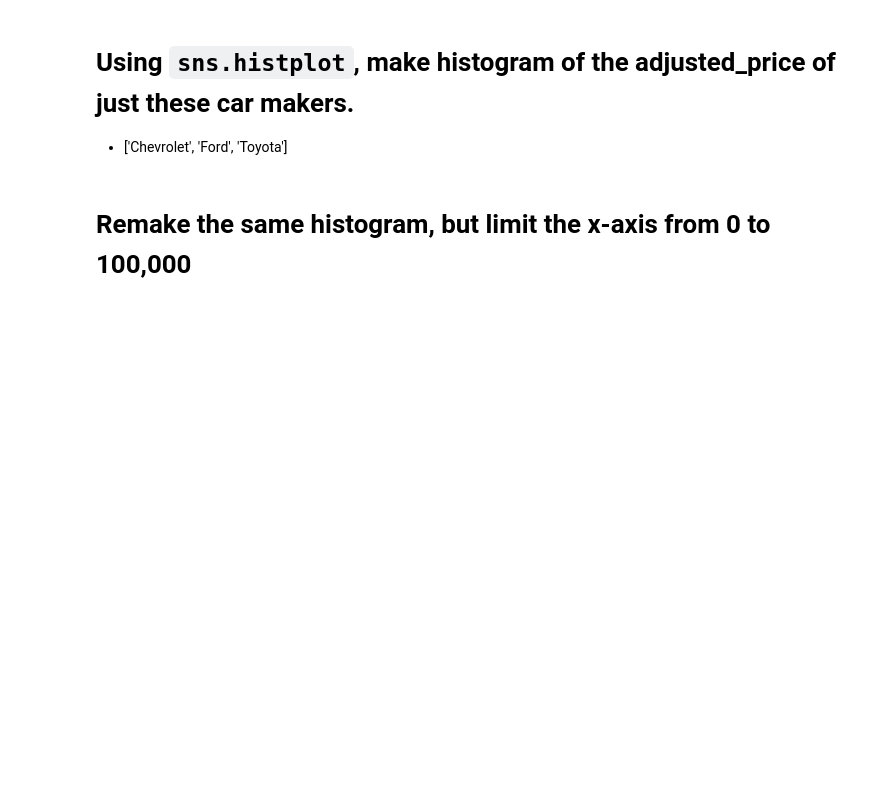
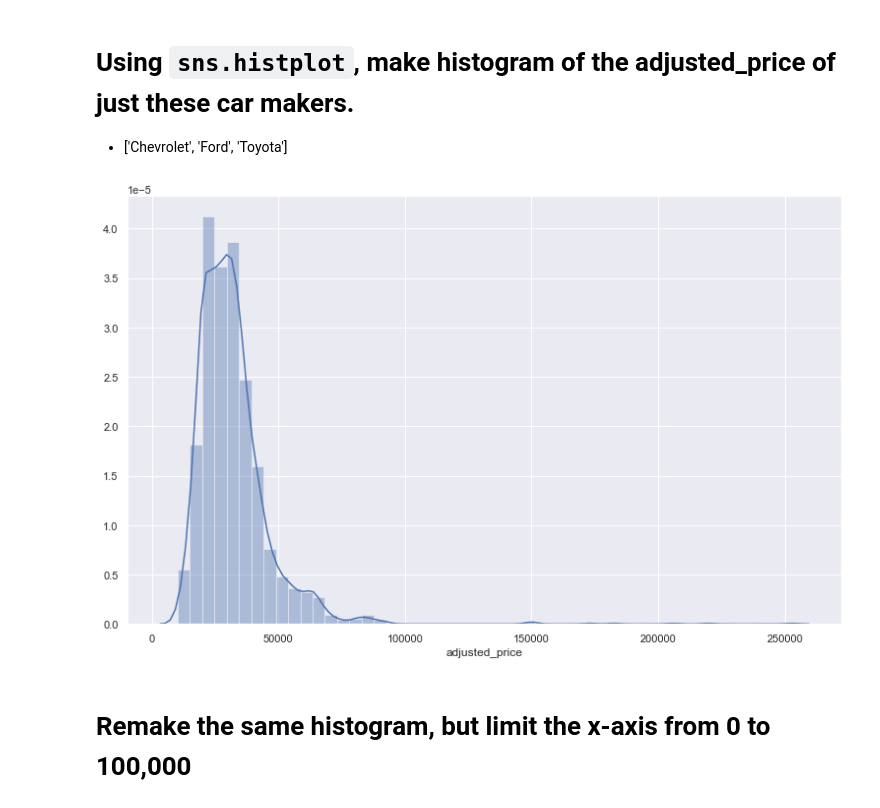
Before and after one commit to xuejin13/2020-fall-data-science, a Jupyter notebook: Week2-EDA/Exercise-EDA.ipynb, the cells around one changed output. Saved outputs shown, nothing was run; the diff lists cells and outputs as text; code cells hidden in the pictures; blank space fills up the shorter version.

```diff
--- a/Week2-EDA/Exercise-EDA.ipynb
+++ b/Week2-EDA/Exercise-EDA.ipynb
@@ -200,6 +194,13 @@ Name: adjusted_price, dtype: int64
 * ['Chevrolet', 'Ford', 'Toyota']
 # %%
 # Using `sns.histplot`, make histogram of the adjusted_price of just these car makers.
+car_brand = ['Chevrolet', 'Ford', 'Toyota']
+
+plt.figure(figsize=(13,8))
+cond = df['Make'].isin(car_brand)
+ax = sns.distplot(df[cond]['adjusted_price'])
+# %% [output]
+[figure, added]
 # %% [markdown]
 # Remake the same histogram, but limit the x-axis from 0 to 100,000
 # %%
```
Also changed, not shown: parts of 12 cells of this notebook.
